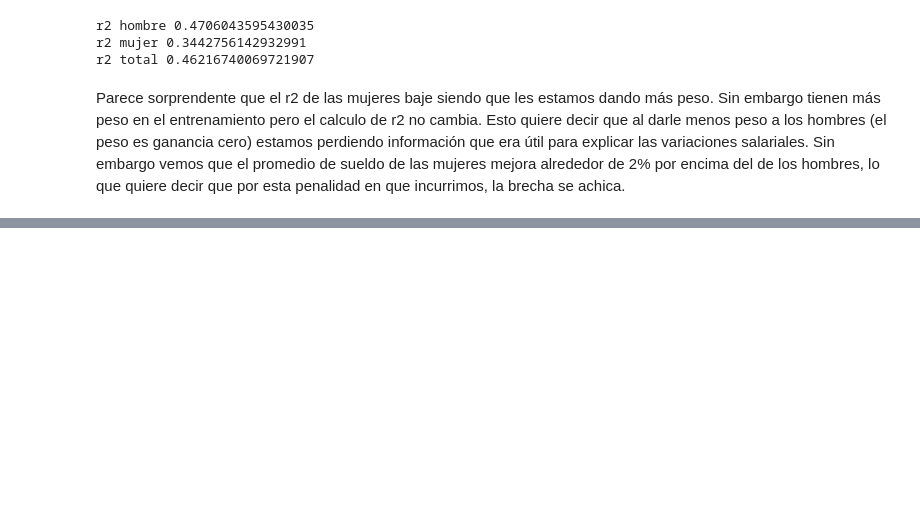
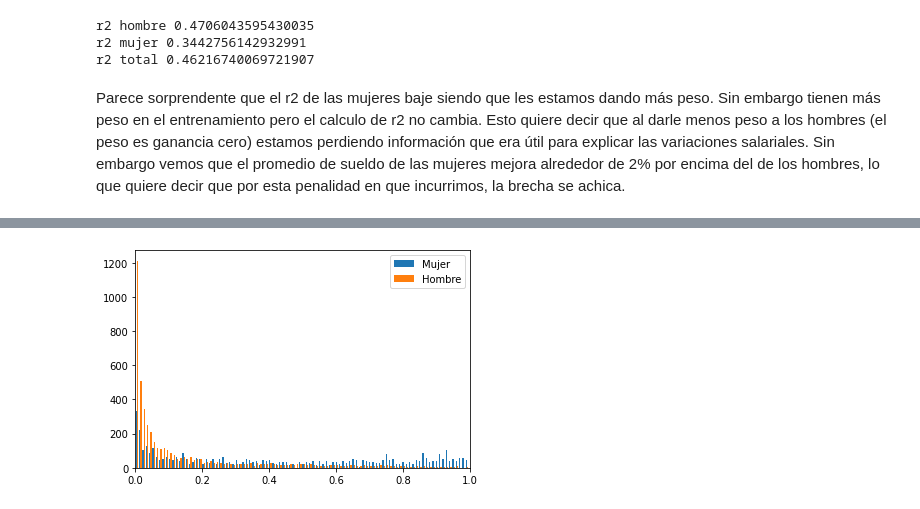
Before and after one commit to seppo0010/sysarmy-sueldos-2020.1, a Jupyter notebook: notebook/Brecha de género.ipynb, the cells around one changed output, grey strips where cells are left out. Saved outputs shown, nothing was run; the diff lists cells and outputs as text; code cells hidden in the pictures; blank space fills up the shorter version.

Commit message:
Add gender predictor

```diff
--- a/notebook/Brecha de género.ipynb
+++ b/notebook/Brecha de género.ipynb
@@ -722,0 +835,26 @@ Parece sorprendente que el r2 de las mujeres baje siendo que les estamos dando m
+# %%
+from sklearn.metrics import recall_score, precision_score
+
+kf = KFold(n_splits=5, shuffle=True, random_state=99)
+kf_gmodels = []
+for train_index, test_index in kf.split(df):
+    men_per_woman = (df.iloc[train_index]['Me identifico'] == 'Hombre').sum() / (df.iloc[train_index]['Me identifico'] == 'Mujer').sum()
+    model = GModel().fit(
+        df.iloc[train_index],
+        (df.iloc[train_index]['Me identifico'] == 'Mujer').astype(float),
+       sample_weight=df.iloc[train_index]['Me identifico'].apply(lambda g: 1.0 if g == 'Hombre' else men_per_woman)
+    )
+    df.loc[df.index[test_index], 'e(gender)'] = model.predict_proba(df.iloc[test_index])[:, 1]
+    kf_gmodels.append(model)
+# %%
+plt.xlim(0, 1)
+plt.hist([
+    df[df['Me identifico'] == 'Mujer']['e(gender)'].values,
+    df[df['Me identifico'] == 'Hombre']['e(gender)'].values
+], weights=[
+    np.ones((df['Me identifico'] == 'Mujer').sum()) * (df['Me identifico'] == 'Hombre').sum()/(df['Me identifico'] == 'Mujer').sum(),
+    np.ones((df['Me identifico'] == 'Hombre').sum())
+], bins=100, label=['Mujer', 'Hombre']);
+plt.legend(loc='upper right');
+# %% [output]
+[figure, added]
```
Also changed, not shown: parts of 7 cells of this notebook.
